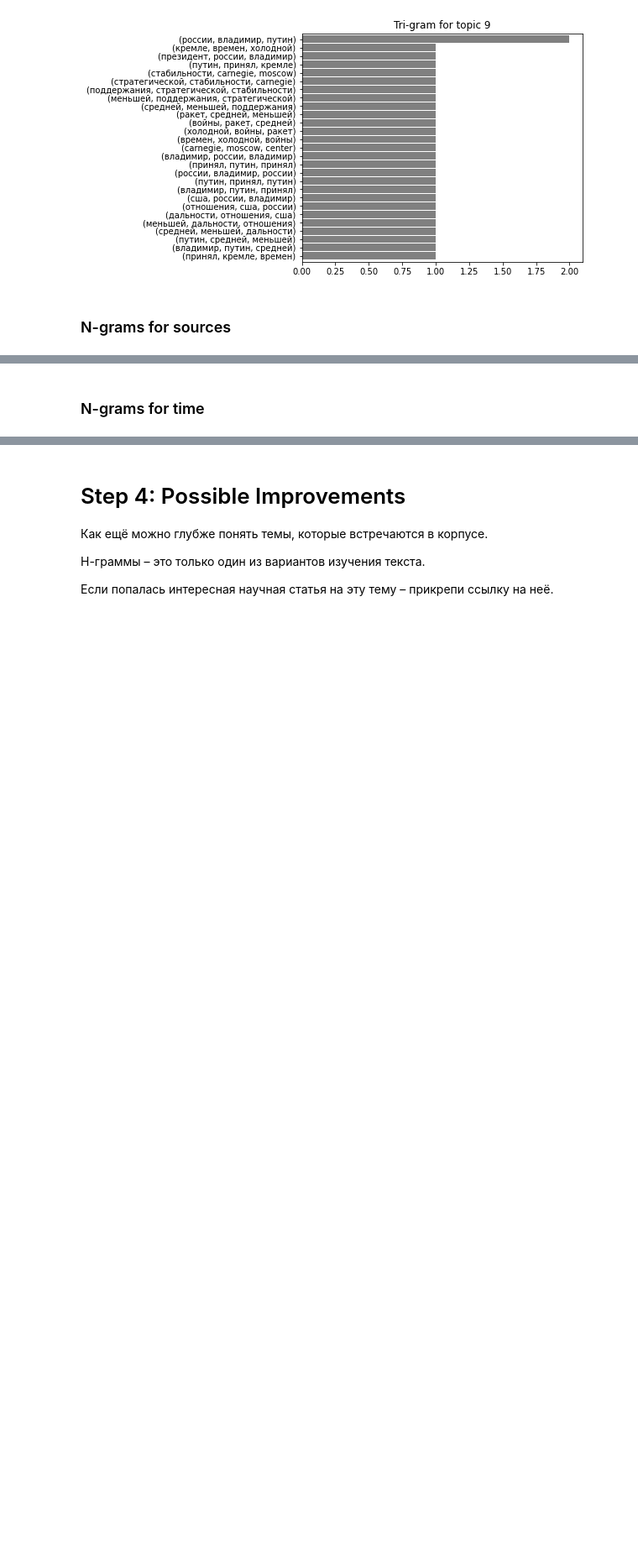
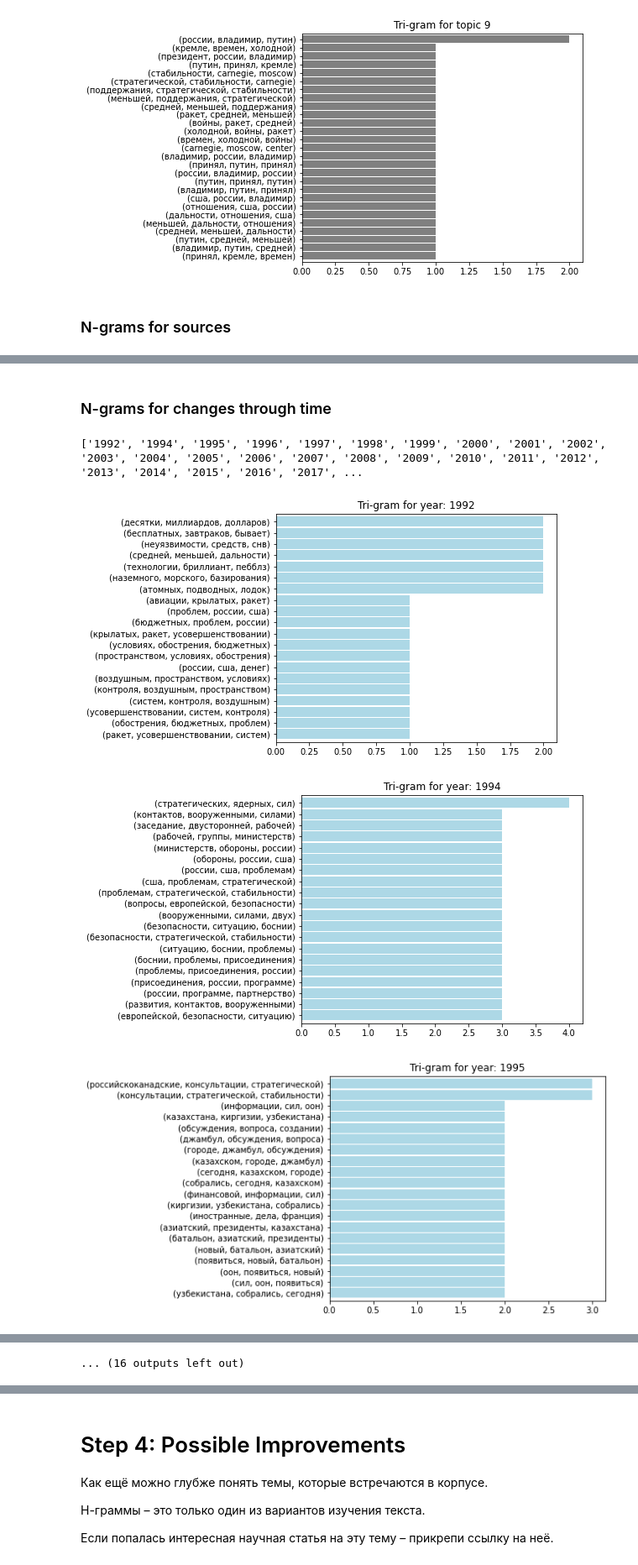
Before and after one commit to Teasotea/articles_topic_modelling, a Jupyter notebook: StratStabTask1.ipynb, the cells around one changed output, grey strips where cells are left out. Shown at 84% size. Cells and saved outputs as stored; diff of their text form; code cells hidden in the pictures; blank space fills up the shorter version.

```diff
--- a/StratStabTask1.ipynb
+++ b/StratStabTask1.ipynb
@@ -810,2 +791,20 @@ for k in range(-1,10,1):
 # %% [markdown]
-### N-grams for time
+### N-grams for changes through time
+# %%
+years = data2["date"].value_counts().reset_index()['index'].sort_values().tolist()
+years.remove('')
+print(years)
+# %% [output]
+['1992', '1994', '1995', '1996', '1997', '1998', '1999', '2000', '2001', '2002', '2003', '2004', '2005', '2006', '2007', '2008', '2009', '2010', '2011', '2012', '2013', '2014', '2015', '2016', '2017', ...
+# %%
+year_n_grams = []
+for y in years:
+  year_words = [w for sublist in data2[data2['date']==y].tokenized.tolist() for w in sublist]
+  year_n_gram = pd.Series(nltk.ngrams(year_words, 3)).value_counts()[:20]
+  year_n_gram.sort_values().plot.barh(color='lightblue', width=.9, figsize=(6, 5), title = 'Tri-gram for year: '+str(y))
+  year_n_grams.append((y, [g for g in year_n_gram.reset_index()["index"].tolist()]))
+  plt.show()
+# %% [output]
+[figure, added]
+[figure, added]
+[figure, added]
@@ -811,0 +820 @@ for k in range(-1,10,1):
+... (16 outputs left out)
```
Also changed, not shown: parts of 20 cells of this notebook.
